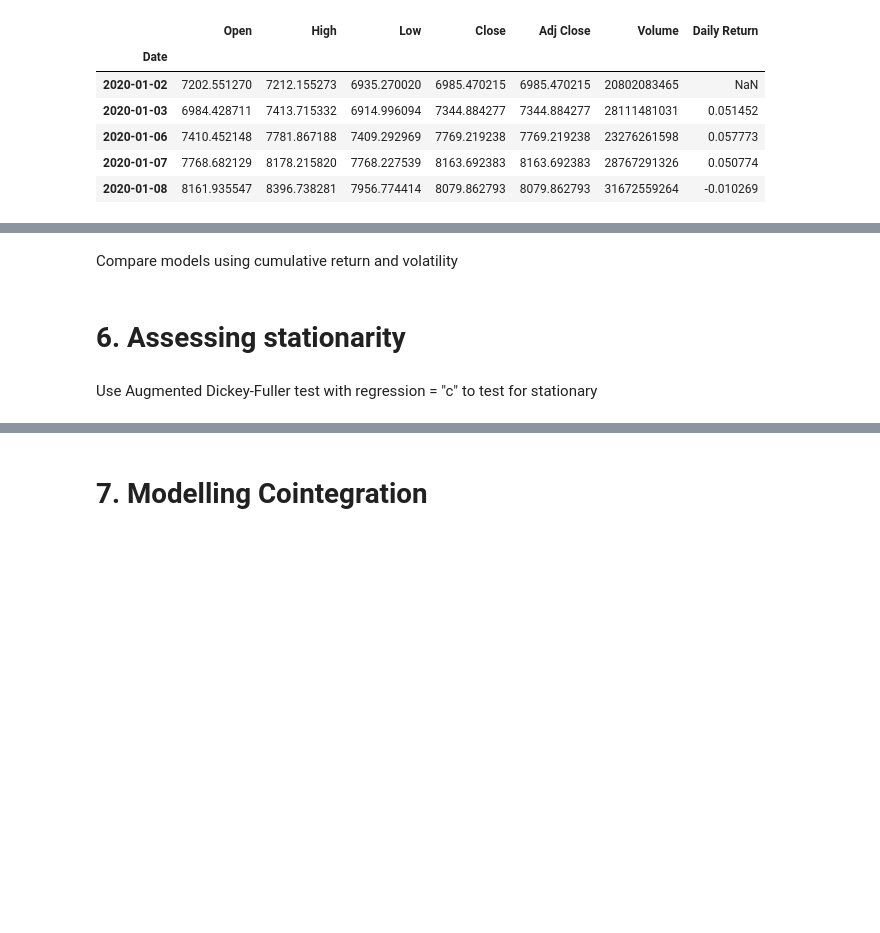
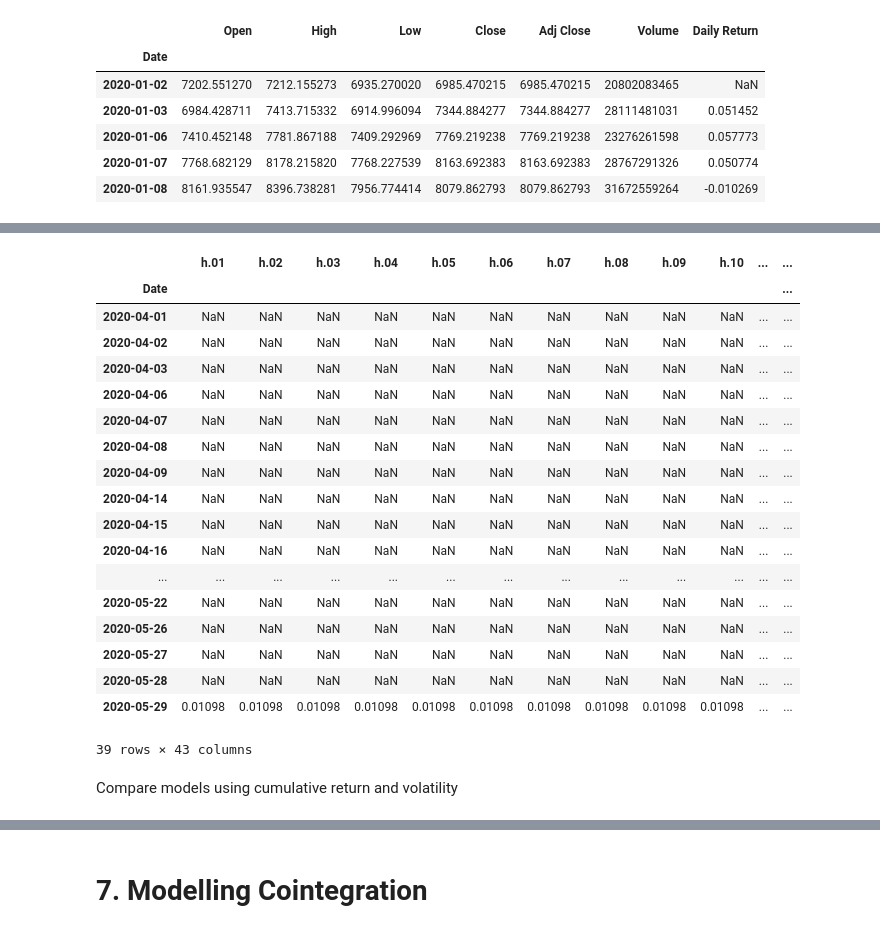
Before and after one commit to tqa236/econometrics-WQU, a Jupyter notebook: Econometrics - Submission 3.ipynb, the cells around one changed output, grey strips where cells are left out. Drawn from its saved outputs; the diff is of its cells as text; code cells hidden in the pictures; blank space fills up the shorter version.

Commit message:
Add 3 models

```diff
--- a/Econometrics - Submission 3.ipynb
+++ b/Econometrics - Submission 3.ipynb
@@ -57,3 +60,5 @@ assert equity_df.shape == bitcoin_df.shape
+# %%
+equity_df = equity_df.ffill()
 # %% [markdown]
 Verify that the time range is correct.
 # %%
@@ -258,12 +176,0 @@ Name: Adj Close, dtype: float64
-# %%
-for index, df in enumerate(dfs):
-    print("-" * 78)
-    print("-" * 78)
-    print("-" * 78)
-    print(f"The prices and its moving averages for {df_names[index]} from April to December")
-    data = get_data(df, 4, 12, "Adj Close")
-    moving_avg = moving_avgs[index]
-    plt.figure(figsize=(10,7))
-    plt.plot(data)
-    plt.plot(moving_avg)
-    plt.show()
@@ -348,7 +185,7 @@ def fit_arima(data):
 # %%
 def fit_garch(data, garch_type="GARCH"):
     if garch_type == "TARCH":
-        garch = arch.arch_model(data, vol='GARCH', p=1, o=1, q=1, power=1)
+        garch = arch.arch_model(data, vol='TGARCH', p=1, o=1, q=1, power=1)
     else:
         garch = arch.arch_model(data, vol=garch_type, p=1, o=0, q=1)
     garch_fitted = garch.fit()
@@ -358,6 +195,7 @@ def fit_garch(data, garch_type="GARCH"):
         alpha = garch_fitted.params["alpha[1]"]
         beta = garch_fitted.params["beta[1]"]
         print(f"Unconditional variance: {omega/(1 - alpha - beta)}")
+    return garch_fitted
 # %%
 bitcoin_q2 = get_data(bitcoin_df, 4, 6, "Daily Return")
 bitcoin_q3 = get_data(bitcoin_df, 7, 9, "Daily Return")
@@ -427,12 +303,9 @@ Name: predicted_mean, dtype: float64
 # %%
-for model in ["GARCH", "EGARCH", "FIGARCH", "TARCH"]:
-    index = 1
-    df = dfs[index]
-    print("-" * 78)
-    print("-" * 78)
-    print("-" * 78)
-    print(f"{model} model for {df_names[index]} from April to December")
-    data = get_data(df, 4, 12, "Daily Return")
-    data = data.dropna()
-    fit_garch(data, model)
+index = 2
+df = dfs[index]
+print(f"{model} model for {df_names[index]} from April to December")
+data = get_data(df, 4, 6, "Daily Return")
+data = data.dropna()
+garch_fitted = fit_garch(data, "GARCH")
+forecasts = garch_fitted.forecast(horizon=43)
 # %% [output]
@@ -473,6 +337,24 @@ model or by setting rescale=False.
+# %%
+forecasts.mean
+# %% [output]
+|  | h.01 | h.02 | h.03 | h.04 | h.05 | h.06 | h.07 | h.08 | h.09 | h.10 | ... | ... |
+| Date |  |  |  |  |  |  |  |  |  |  |  | ... |
+| 2020-04-01 | NaN | NaN | NaN | NaN | NaN | NaN | NaN | NaN | NaN | NaN | ... | ... |
+| 2020-04-02 | NaN | NaN | NaN | NaN | NaN | NaN | NaN | NaN | NaN | NaN | ... | ... |
+| 2020-04-03 | NaN | NaN | NaN | NaN | NaN | NaN | NaN | NaN | NaN | NaN | ... | ... |
+| 2020-04-06 | NaN | NaN | NaN | NaN | NaN | NaN | NaN | NaN | NaN | NaN | ... | ... |
+| 2020-04-07 | NaN | NaN | NaN | NaN | NaN | NaN | NaN | NaN | NaN | NaN | ... | ... |
+| 2020-04-08 | NaN | NaN | NaN | NaN | NaN | NaN | NaN | NaN | NaN | NaN | ... | ... |
+| 2020-04-09 | NaN | NaN | NaN | NaN | NaN | NaN | NaN | NaN | NaN | NaN | ... | ... |
+| 2020-04-14 | NaN | NaN | NaN | NaN | NaN | NaN | NaN | NaN | NaN | NaN | ... | ... |
+| 2020-04-15 | NaN | NaN | NaN | NaN | NaN | NaN | NaN | NaN | NaN | NaN | ... | ... |
+| 2020-04-16 | NaN | NaN | NaN | NaN | NaN | NaN | NaN | NaN | NaN | NaN | ... | ... |
+| ... | ... | ... | ... | ... | ... | ... | ... | ... | ... | ... | ... | ... |
+| 2020-05-22 | NaN | NaN | NaN | NaN | NaN | NaN | NaN | NaN | NaN | NaN | ... | ... |
+| 2020-05-26 | NaN | NaN | NaN | NaN | NaN | NaN | NaN | NaN | NaN | NaN | ... | ... |
+| 2020-05-27 | NaN | NaN | NaN | NaN | NaN | NaN | NaN | NaN | NaN | NaN | ... | ... |
+| 2020-05-28 | NaN | NaN | NaN | NaN | NaN | NaN | NaN | NaN | NaN | NaN | ... | ... |
+| 2020-05-29 | 0.01098 | 0.01098 | 0.01098 | 0.01098 | 0.01098 | 0.01098 | 0.01098 | 0.01098 | 0.01098 | 0.01098 | ... | ... |
+39 rows × 43 columns
 # %% [markdown]
 Compare models using cumulative return and volatility
-# %% [markdown]
-# 6. Assessing stationarity
-# %% [markdown]
-Use Augmented Dickey-Fuller test with regression = "c" to test for stationary
```
Also changed, not shown: parts of 40 cells of this notebook.
